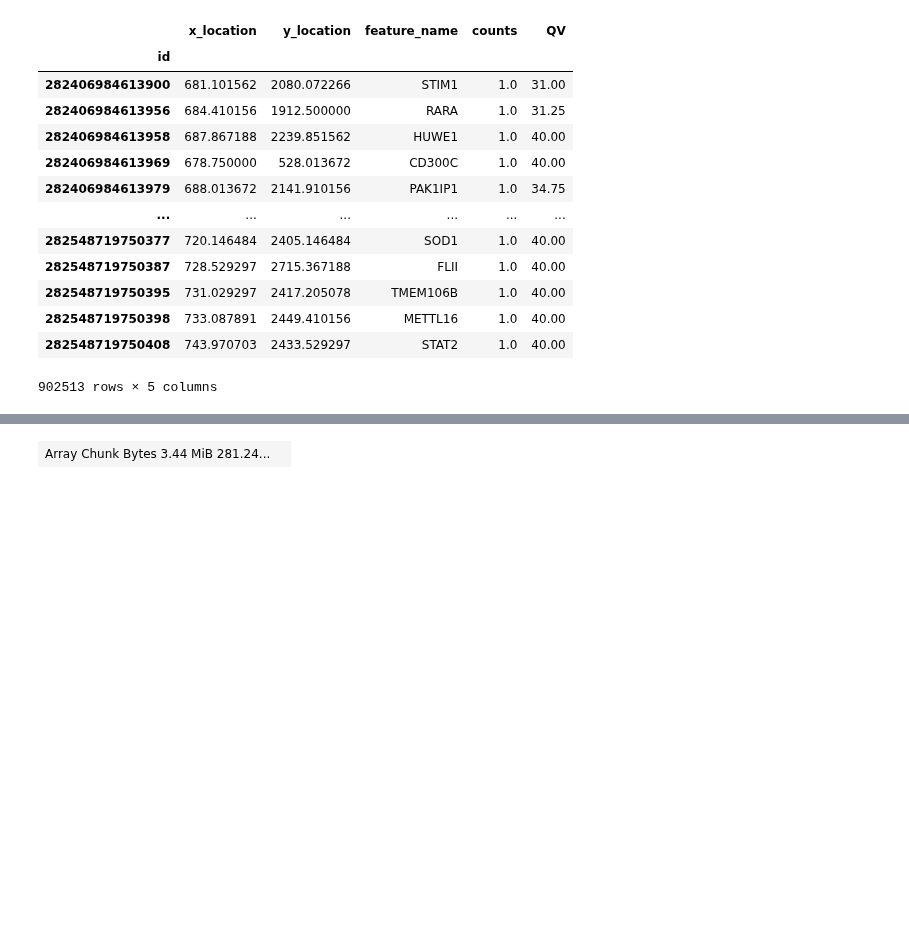
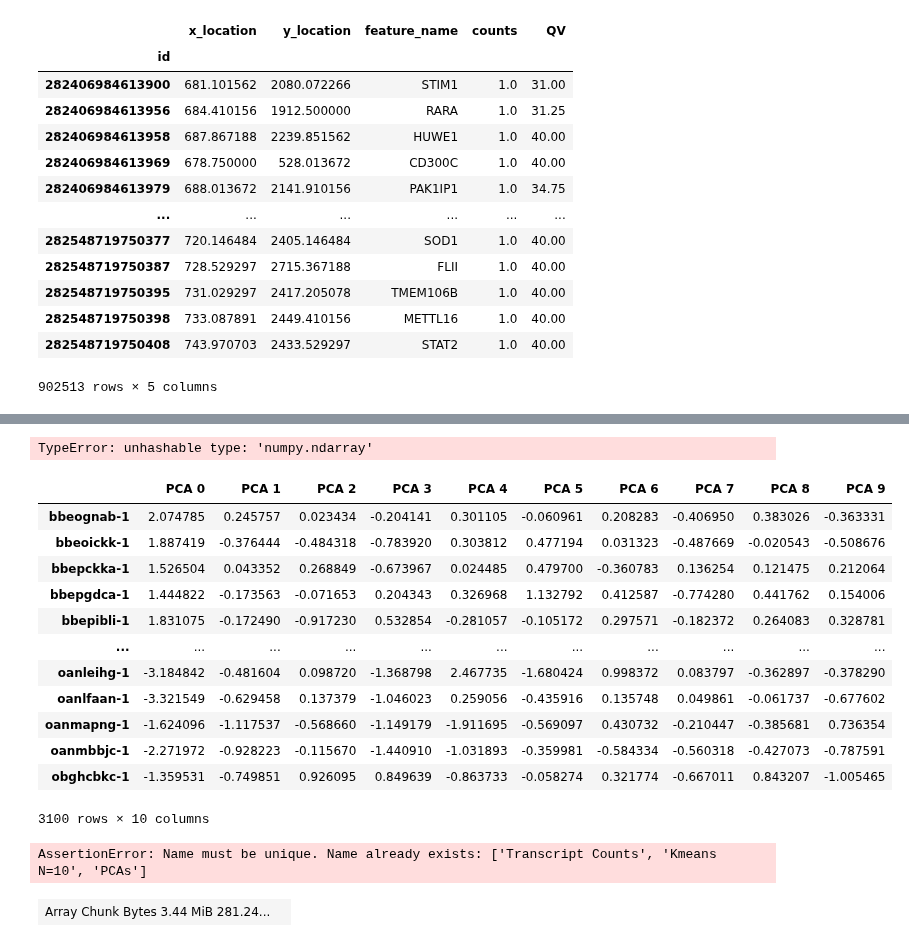
Before and after one commit to estorrs/cosilico-viewer, a Jupyter notebook: notebooks/data_preprocessing/sandbox.ipynb, the cells around one changed output, grey strips where cells are left out. Cells and saved outputs as stored; diff of their text form; code cells hidden in the pictures; blank space fills up the shorter version.

```diff
--- a/notebooks/data_preprocessing/sandbox.ipynb
+++ b/notebooks/data_preprocessing/sandbox.ipynb
@@ -484,0 +264,4 @@ Expr=ArrowStringConversion(frame=FromGraph(ce3dd27))
+# %%
+layer = experiment.get_layer('Cells')
+adata = experiment.generate_layer_data(layer, experiment.get_layer_metadata(layer, metadata_name='Transcript Counts'))
+adata
@@ -484,0 +273,13 @@ Expr=ArrowStringConversion(frame=FromGraph(ce3dd27))
+# %%
+import scanpy as sc
+a = adata.copy()
+sc.pp.normalize_total(a)
+sc.pp.log1p(a)
+sc.pp.pca(a)
+
+from sklearn.cluster import KMeans
+n_clusters = 10
+x = KMeans(n_clusters=n_clusters).fit_transform(a.obsm['X_pca'])
+clusters = x.argmax(1)
+adata.obs['Kmeans N=10'] = [f'cluster {x}' for x in clusters]
+adata.obs
@@ -484,0 +333,27 @@ Expr=ArrowStringConversion(frame=FromGraph(ce3dd27))
+# %%
+adata = experiment.generate_layer_data(layer, experiment.get_layer_metadata(layer, metadata_name='Kmeans N=10'))
+adata
+# %% [output]
+TypeError: unhashable type: 'numpy.ndarray'
+# %%
+import pandas as pd
+pca_df = pd.DataFrame(a.obsm['X_pca'][:, :10], columns=[f'PCA {i}' for i in range(10)], index=a.obs.index)
+pca_df
+# %% [output]
+|  | PCA 0 | PCA 1 | PCA 2 | PCA 3 | PCA 4 | PCA 5 | PCA 6 | PCA 7 | PCA 8 | PCA 9 |
+| bbeognab-1 | 2.074785 | 0.245757 | 0.023434 | -0.204141 | 0.301105 | -0.060961 | 0.208283 | -0.406950 | 0.383026 | -0.363331 |
+| bbeoickk-1 | 1.887419 | -0.376444 | -0.484318 | -0.783920 | 0.303812 | 0.477194 | 0.031323 | -0.487669 | -0.020543 | -0.508676 |
+| bbepckka-1 | 1.526504 | 0.043352 | 0.268849 | -0.673967 | 0.024485 | 0.479700 | -0.360783 | 0.136254 | 0.121475 | 0.212064 |
+| bbepgdca-1 | 1.444822 | -0.173563 | -0.071653 | 0.204343 | 0.326968 | 1.132792 | 0.412587 | -0.774280 | 0.441762 | 0.154006 |
+| bbepibli-1 | 1.831075 | -0.172490 | -0.917230 | 0.532854 | -0.281057 | -0.105172 | 0.297571 | -0.182372 | 0.264083 | 0.328781 |
+| ... | ... | ... | ... | ... | ... | ... | ... | ... | ... | ... |
+| oanleihg-1 | -3.184842 | -0.481604 | 0.098720 | -1.368798 | 2.467735 | -1.680424 | 0.998372 | 0.083797 | -0.362897 | -0.378290 |
+| oanlfaan-1 | -3.321549 | -0.629458 | 0.137379 | -1.046023 | 0.259056 | -0.435916 | 0.135748 | 0.049861 | -0.061737 | -0.677602 |
+| oanmapng-1 | -1.624096 | -1.117537 | -0.568660 | -1.149179 | -1.911695 | -0.569097 | 0.430732 | -0.210447 | -0.385681 | 0.736354 |
+| oanmbbjc-1 | -2.271972 | -0.928223 | -0.115670 | -1.440910 | -1.031893 | -0.359981 | -0.584334 | -0.560318 | -0.427073 | -0.787591 |
+| obghcbkc-1 | -1.359531 | -0.749851 | 0.926095 | 0.849639 | -0.863733 | -0.058274 | 0.321774 | -0.667011 | 0.843207 | -1.005465 |
+3100 rows × 10 columns
+# %%
+experiment.add_continuous_layer_metadata('PCAs', pca_df, layer)
+# %% [output]
+AssertionError: Name must be unique. Name already exists: ['Transcript Counts', 'Kmeans N=10', 'PCAs']
```
Also changed, not shown: parts of 39 cells of this notebook, 7 other files.
